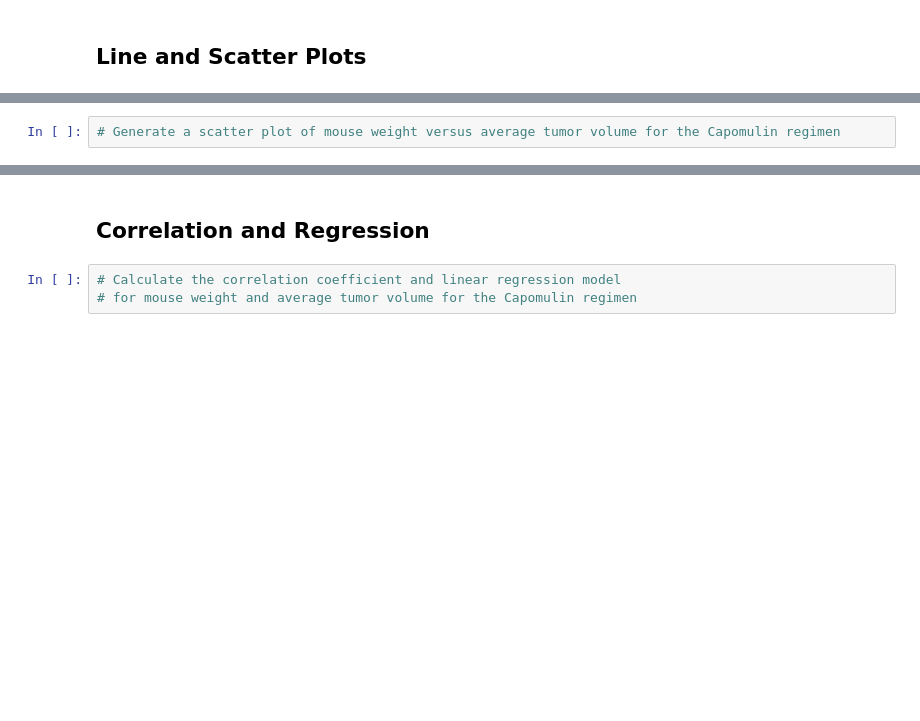
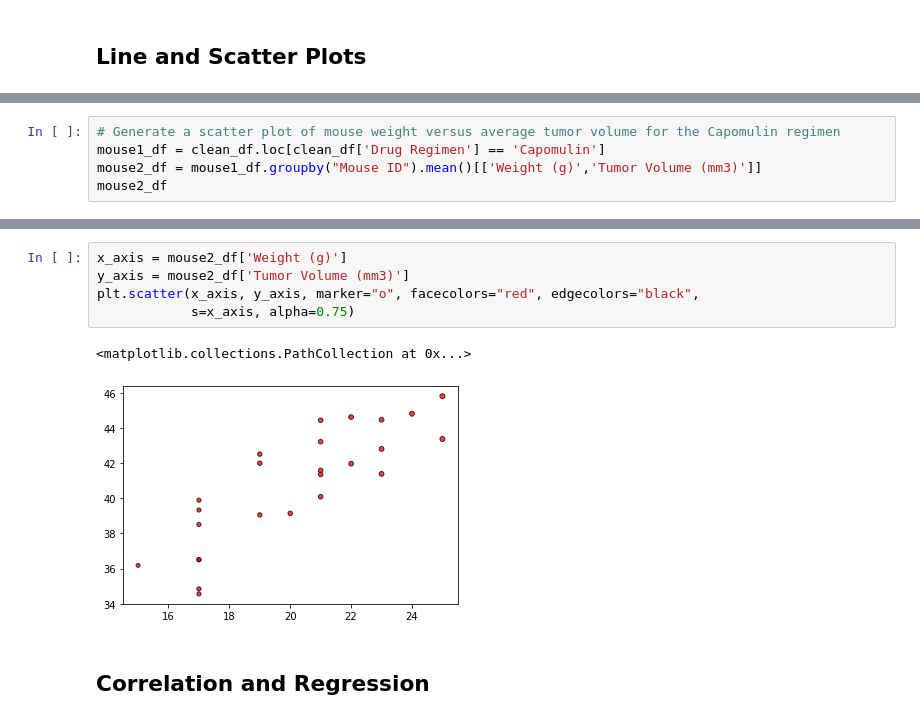
Before and after one commit to katrinamarie1020/Matplotlib_Challenge, a Jupyter notebook: Pymaceuticals/pymaceuticals_starter.ipynb, the cells around one changed output, grey strips where cells are left out. Drawn from its saved outputs; the diff is of its cells as text; blank space fills up the shorter version.

```diff
--- a/Pymaceuticals/pymaceuticals_starter.ipynb
+++ b/Pymaceuticals/pymaceuticals_starter.ipynb
@@ -287,2 +309,5 @@ Text(0, 0.5, 'Final Tumor Volume (mm3)')
 # %%
 # Generate a scatter plot of mouse weight versus average tumor volume for the Capomulin regimen
+mouse1_df = clean_df.loc[clean_df['Drug Regimen'] == 'Capomulin']
+mouse2_df = mouse1_df.groupby("Mouse ID").mean()[['Weight (g)','Tumor Volume (mm3)']]
+mouse2_df
@@ -289,5 +333,10 @@ Text(0, 0.5, 'Final Tumor Volume (mm3)')
+# %%
+x_axis = mouse2_df['Weight (g)']
+y_axis = mouse2_df['Tumor Volume (mm3)']
+plt.scatter(x_axis, y_axis, marker="o", facecolors="red", edgecolors="black",
+            s=x_axis, alpha=0.75)
+# %% [output]
+<matplotlib.collections.PathCollection at 0x...>
+[figure, added]
 # %% [markdown]
 ## Correlation and Regression
-# %%
-# Calculate the correlation coefficient and linear regression model
-# for mouse weight and average tumor volume for the Capomulin regimen
```
Also changed, not shown: parts of 7 cells of this notebook.
